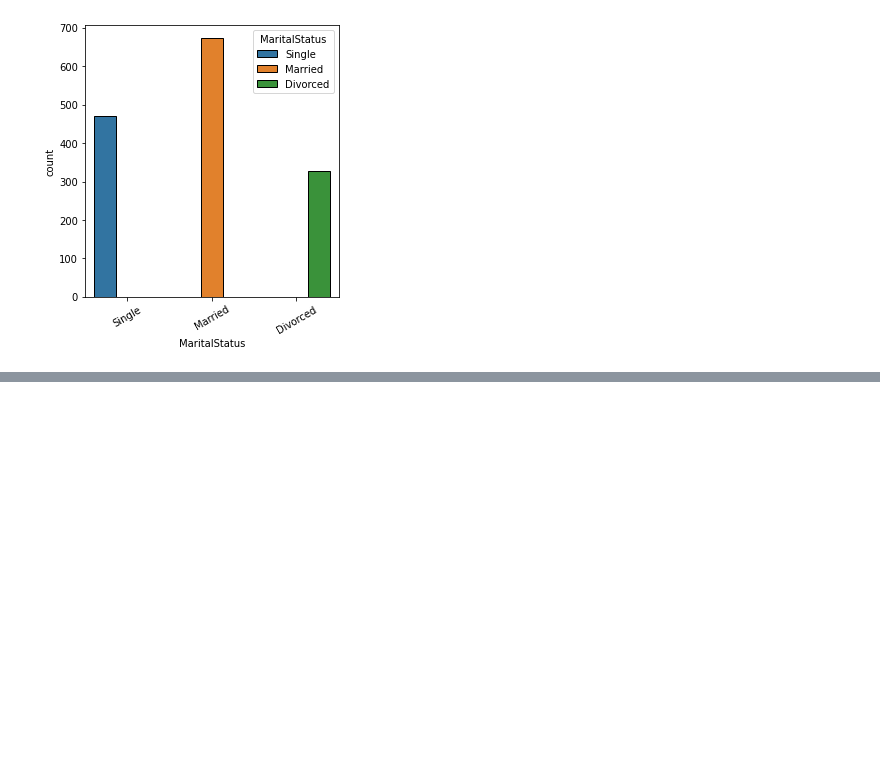
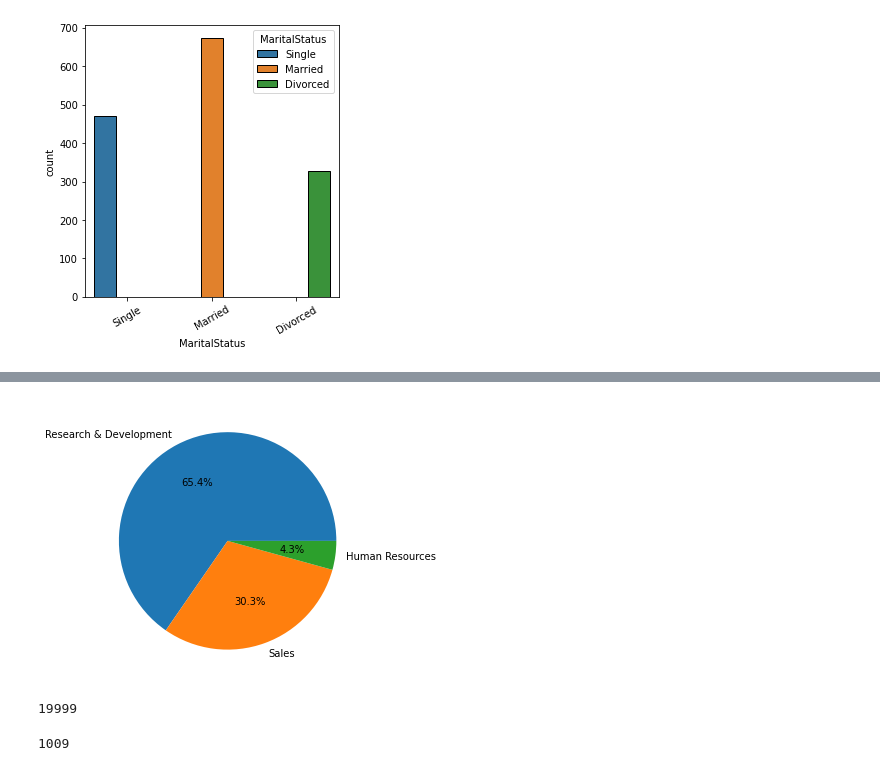
Before and after one commit to Shambhurajdesai/Data-analysis, a Jupyter notebook: Employee_Attrition.ipynb, the cells around one changed output, grey strips where cells are left out. Drawn from its saved outputs; the diff is of its cells as text; code cells hidden in the pictures; blank space fills up the shorter version.

```diff
--- a/Employee_Attrition.ipynb
+++ b/Employee_Attrition.ipynb
@@ -283,0 +331,17 @@ ValueError: ignored
+# %%
+labels = df['Department'].value_counts().index
+sizes = df['Department'].value_counts()
+
+plt.figure(figsize=(10,5))
+plt.pie(sizes,labels=labels,autopct='%0.01f%%',textprops={'fontsize':10})
+plt.show()
+# %% [output]
+[figure, added]
+# %%
+df['MonthlyIncome'].max()
+# %% [output]
+19999
+# %%
+df.MonthlyIncome.min()
+# %% [output]
+1009
```
Also changed, not shown: parts of 8 cells of this notebook.
